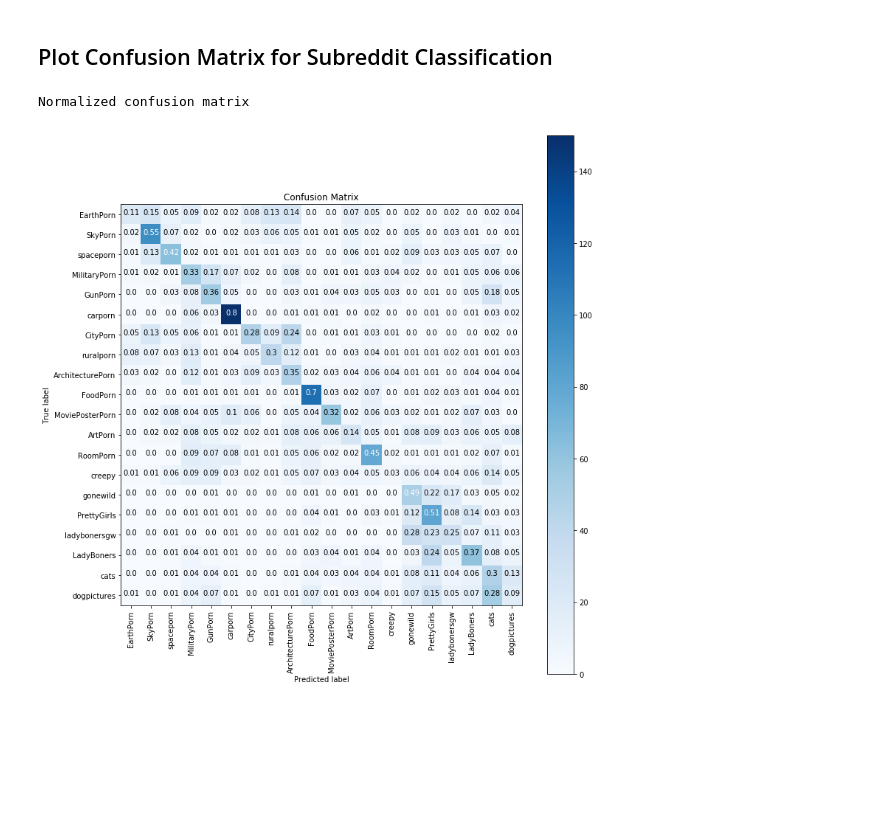
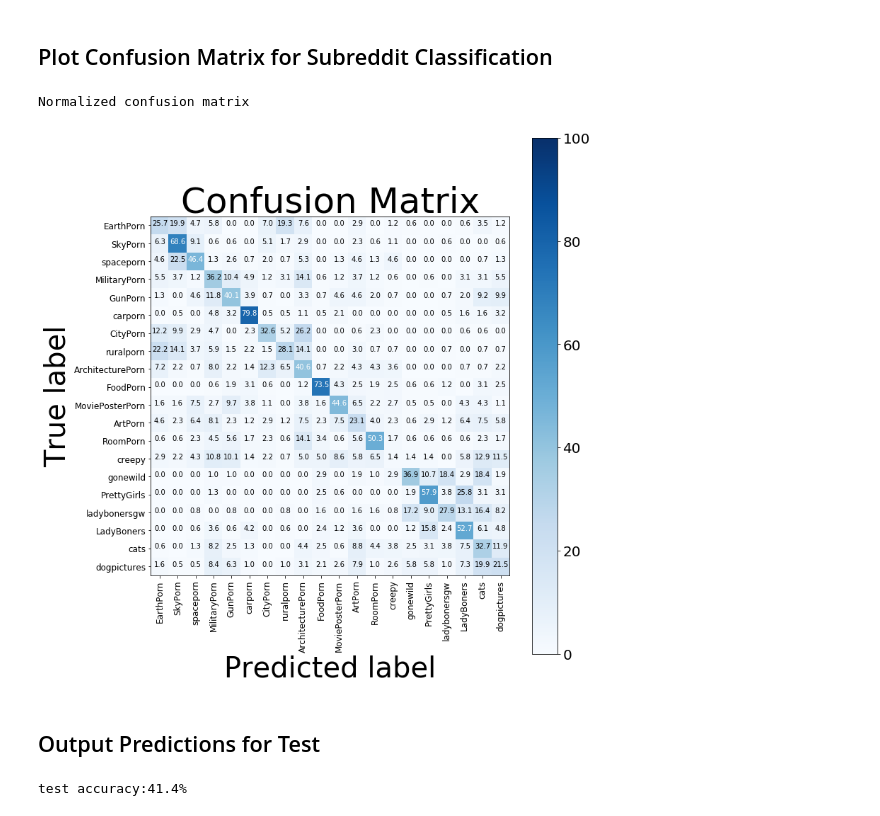
Before and after one commit to mohitrgiit/CS-231N-Final-Project, a Jupyter notebook: src/models/AlexNet_subreddit_classification.ipynb, the cells around one changed output. Drawn from its saved outputs; the diff is of its cells as text; code cells hidden in the pictures; blank space fills up the shorter version.

Commit message:
added test analysis

```diff
--- a/src/models/AlexNet_subreddit_classification.ipynb
+++ b/src/models/AlexNet_subreddit_classification.ipynb
@@ -132,9 +129,10 @@ class AlexNet(Model):
 tf.reset_default_graph()
 
 model_config = ModelConfig(learning_rate=0.003)
-train_config = TrainConfig(num_epochs=5, train_batch_size=100, print_every=100, \
+train_config = TrainConfig(num_epochs=20, train_batch_size=100, print_every=100, lr_decay=0.98,\
     saver_address=r'../../subreddit_classification_parameters/', \
-    save_file_name = 'AlexNet_subreddit_classification')
+    save_file_name = 'AlexNet_subreddit_classification_2')
+model = AlexNet(model_config)
 
 # Create session
 session = tf.Session()
@@ -250,10 +249,25 @@ y_val_pred = np.argmax(y_val_pred, axis = 1)
 # %%
 classes = [""] * len(dictionary)
 for sub, ind in dictionary.items():
     classes[ind] = sub
 
 conf = confusion_matrix(data.y_val, y_val_pred)
-plot_confusion_matrix(conf, classes=classes, normalize = True)
+plot_confusion_matrix(conf, classes=classes, normalize = True, tick_font = 12, box_font = 10, \
+    axis_font = 40, title_font = 50, colorbar_font = 20,\
+    left_space = 0.2, right_space = 1, top_space = 0.97, bottom_space = 0.05, \
+    save_address = '../../AlexNet_plots//', save_name = 'subreddit_confusion')
 # %% [output]
 Normalized confusion matrix
-[figure, old version]
+[figure, new version]
+# %% [markdown]
+## Output Predictions for Test
+# %%
+test_cost, test_acc = model.eval(data, session, "test")
+
+
+y_test_pred = session.run(model.prediction, {model.X_placeholder: data.X_test, model.y_placeholder: data.y_test,
+                                            model.is_training_placeholder:False})
+
+y_test_pred = np.argmax(y_test_pred, axis = 1)
+# %% [output]
+test accuracy:41.4%
```
Also changed, not shown: parts of 4 cells of this notebook.
